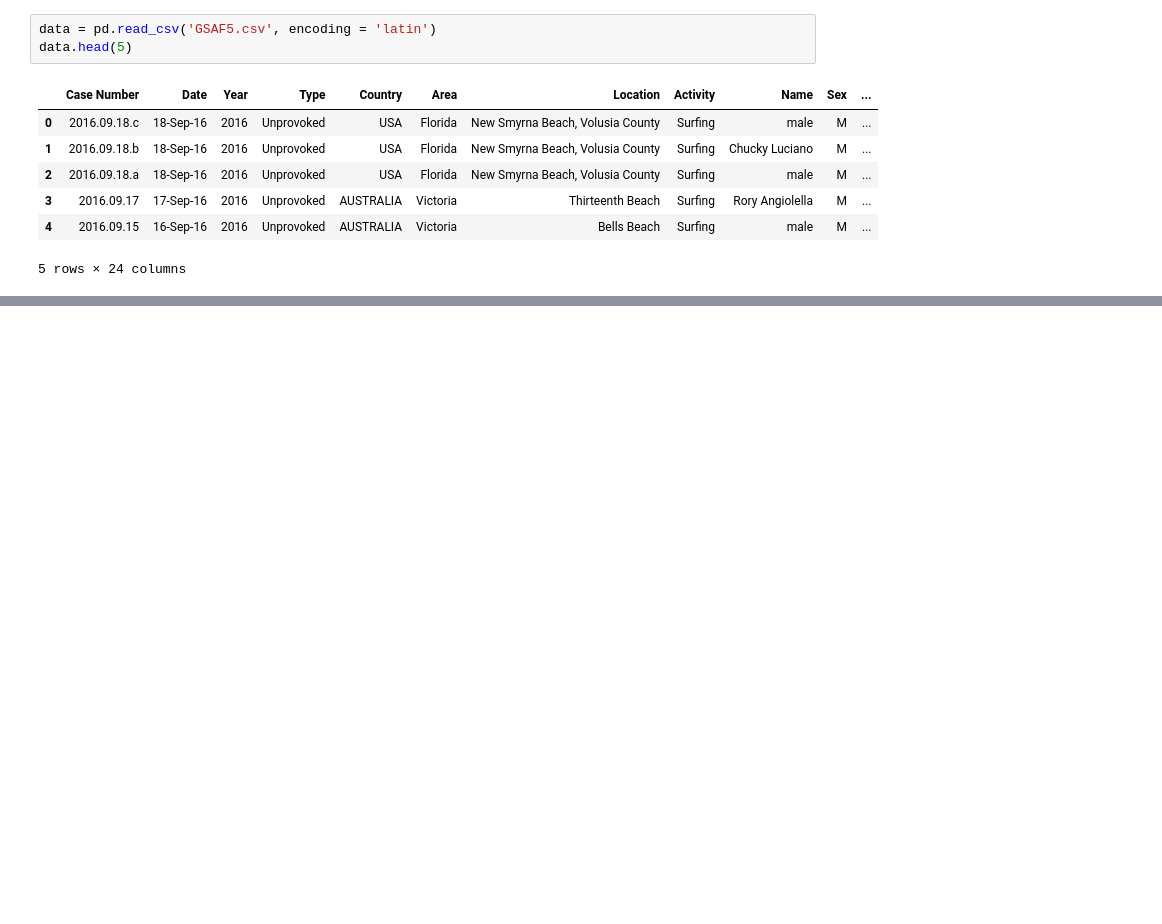
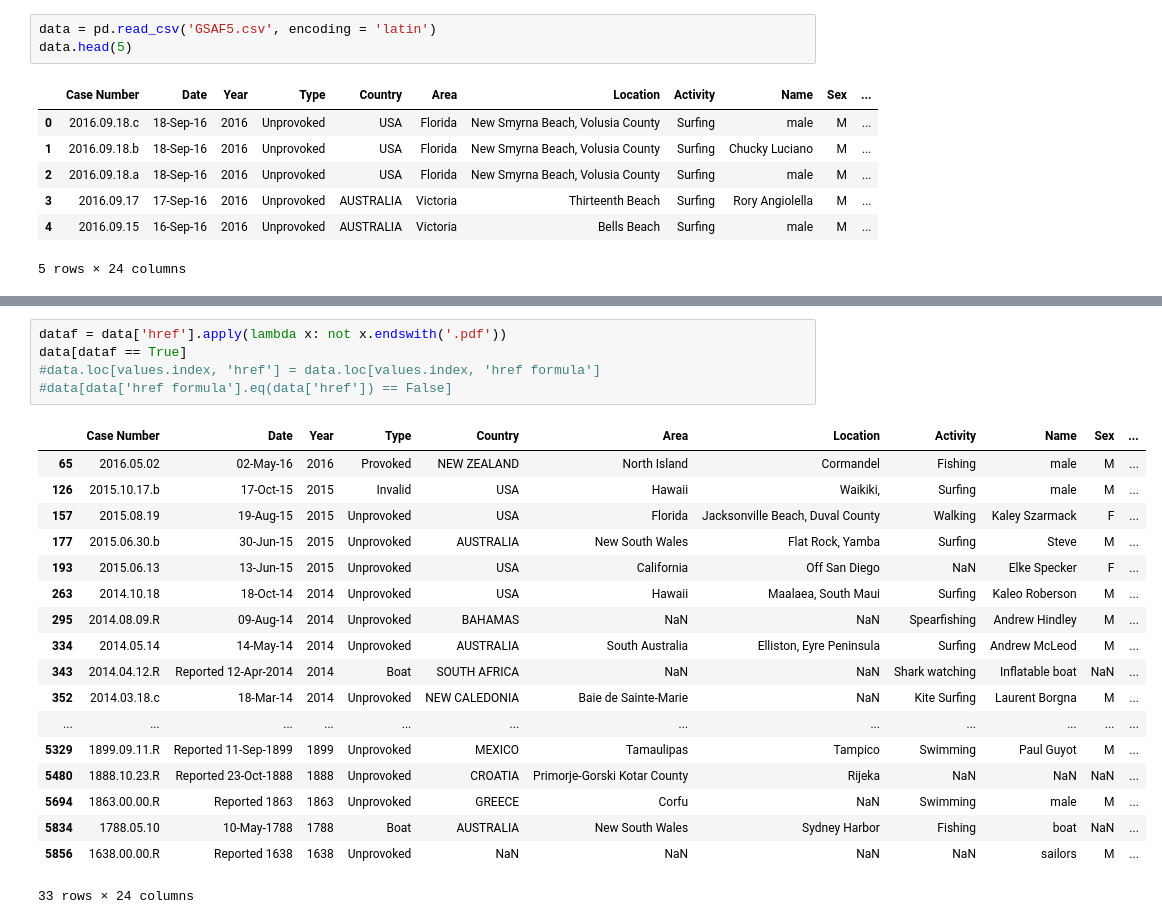
Before and after one commit to Llekie/ironhack-datalabs-dataparis0619-pt, a Jupyter notebook: module-1/pandas-project/your-code/challenge.ipynb, the cells around one changed output, grey strips where cells are left out. Cells and saved outputs as stored; diff of their text form; blank space fills up the shorter version.

```diff
--- a/module-1/pandas-project/your-code/challenge.ipynb
+++ b/module-1/pandas-project/your-code/challenge.ipynb
@@ -13,0 +194,24 @@ data.head(5)
+# %%
+dataf = data['href'].apply(lambda x: not x.endswith('.pdf'))
+data[dataf == True]
+#data.loc[values.index, 'href'] = data.loc[values.index, 'href formula']
+#data[data['href formula'].eq(data['href']) == False]
+# %% [output]
+|  | Case Number | Date | Year | Type | Country | Area | Location | Activity | Name | Sex | ... |
+| 65 | 2016.05.02 | 02-May-16 | 2016 | Provoked | NEW ZEALAND | North Island | Cormandel | Fishing | male | M | ... |
+| 126 | 2015.10.17.b | 17-Oct-15 | 2015 | Invalid | USA | Hawaii | Waikiki, | Surfing | male | M | ... |
+| 157 | 2015.08.19 | 19-Aug-15 | 2015 | Unprovoked | USA | Florida | Jacksonville Beach, Duval County | Walking | Kaley Szarmack | F | ... |
+| 177 | 2015.06.30.b | 30-Jun-15 | 2015 | Unprovoked | AUSTRALIA | New South Wales | Flat Rock, Yamba | Surfing | Steve | M | ... |
+| 193 | 2015.06.13 | 13-Jun-15 | 2015 | Unprovoked | USA | California | Off San Diego | NaN | Elke Specker | F | ... |
+| 263 | 2014.10.18 | 18-Oct-14 | 2014 | Unprovoked | USA | Hawaii | Maalaea, South Maui | Surfing | Kaleo Roberson | M | ... |
+| 295 | 2014.08.09.R | 09-Aug-14 | 2014 | Unprovoked | BAHAMAS | NaN | NaN | Spearfishing | Andrew Hindley | M | ... |
+| 334 | 2014.05.14 | 14-May-14 | 2014 | Unprovoked | AUSTRALIA | South Australia | Elliston, Eyre Peninsula | Surfing | Andrew McLeod | M | ... |
+| 343 | 2014.04.12.R | Reported 12-Apr-2014 | 2014 | Boat | SOUTH AFRICA | NaN | NaN | Shark watching | Inflatable boat | NaN | ... |
+| 352 | 2014.03.18.c | 18-Mar-14 | 2014 | Unprovoked | NEW CALEDONIA | Baie de Sainte-Marie | NaN | Kite Surfing | Laurent Borgna | M | ... |
+| ... | ... | ... | ... | ... | ... | ... | ... | ... | ... | ... | ... |
+| 5329 | 1899.09.11.R | Reported 11-Sep-1899 | 1899 | Unprovoked | MEXICO | Tamaulipas | Tampico | Swimming | Paul Guyot | M | ... |
+| 5480 | 1888.10.23.R | Reported 23-Oct-1888 | 1888 | Unprovoked | CROATIA | Primorje-Gorski Kotar County | Rijeka | NaN | NaN | NaN | ... |
+| 5694 | 1863.00.00.R | Reported 1863 | 1863 | Unprovoked | GREECE | Corfu | NaN | Swimming | male | M | ... |
+| 5834 | 1788.05.10 | 10-May-1788 | 1788 | Boat | AUSTRALIA | New South Wales | Sydney Harbor | Fishing | boat | NaN | ... |
+| 5856 | 1638.00.00.R | Reported 1638 | 1638 | Unprovoked | NaN | NaN | NaN | NaN | sailors | M | ... |
+33 rows × 24 columns
```
Also changed, not shown: parts of 31 cells of this notebook, 4 other files.
